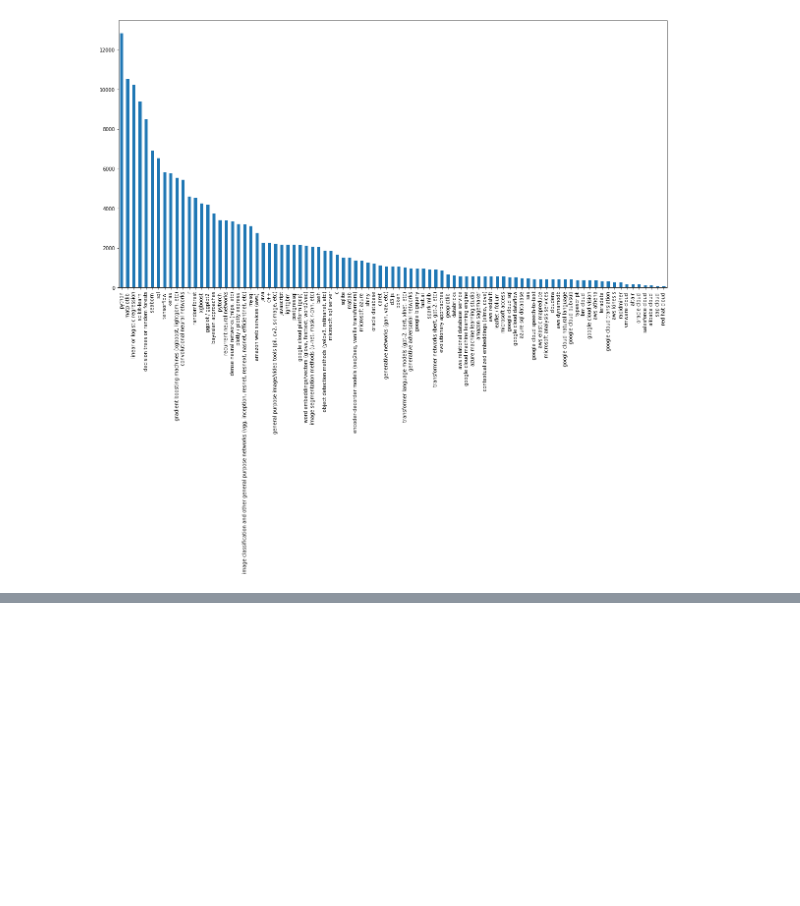
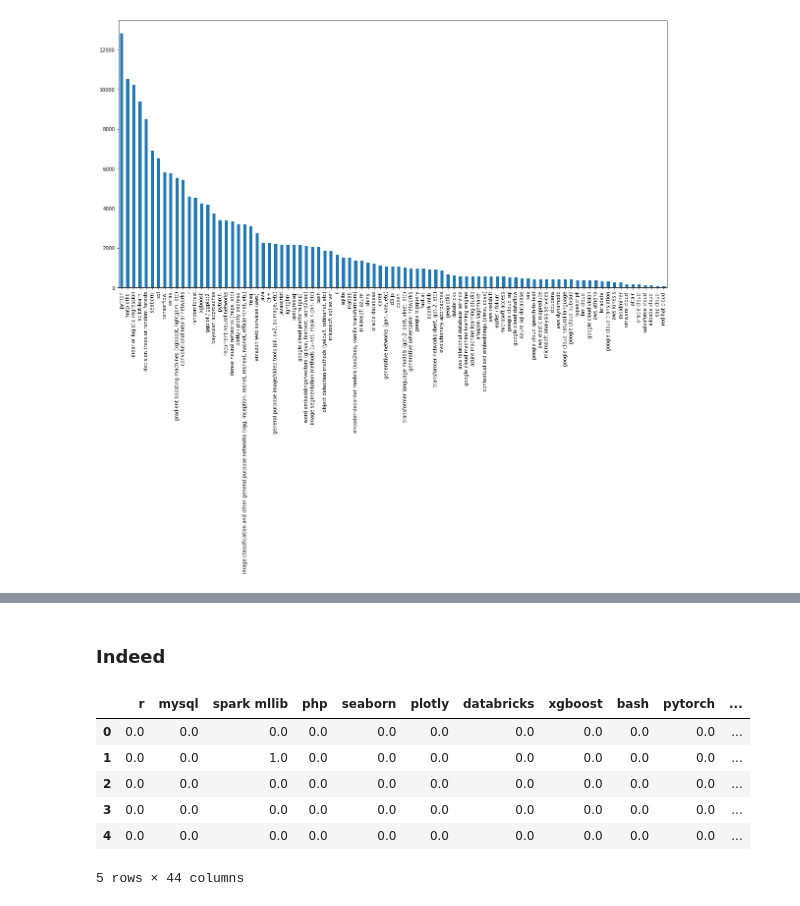
Before and after one commit to atkinssamuel/EdTech, a Jupyter notebook: 1-MIE-curriculum-design/1-MIE-curriculum-design-marie.ipynb, the cells around one changed output, grey strips where cells are left out. Drawn from its saved outputs; the diff is of its cells as text; code cells hidden in the pictures; blank space fills up the shorter version.

```diff
--- a/1-MIE-curriculum-design/1-MIE-curriculum-design-marie.ipynb
+++ b/1-MIE-curriculum-design/1-MIE-curriculum-design-marie.ipynb
@@ -470,0 +585,16 @@ indeed_skills.sum().sort_values(ascending=False).plot(kind="bar")
+# %% [markdown]
+### Indeed
+# %%
+# Try for indeed skills
+
+#Remove skills that are not found in indeed job postings
+indeed_df = indeed_skills.drop(columns=indeed_skills.columns[indeed_skills.sum()==0])
+indeed_df.head()
+# %% [output]
+|  | r | mysql | spark mllib | php | seaborn | plotly | databricks | xgboost | bash | pytorch | ... |
+| 0 | 0.0 | 0.0 | 0.0 | 0.0 | 0.0 | 0.0 | 0.0 | 0.0 | 0.0 | 0.0 | ... |
+| 1 | 0.0 | 0.0 | 1.0 | 0.0 | 0.0 | 0.0 | 0.0 | 0.0 | 0.0 | 0.0 | ... |
+| 2 | 0.0 | 0.0 | 0.0 | 0.0 | 0.0 | 0.0 | 0.0 | 0.0 | 0.0 | 0.0 | ... |
+| 3 | 0.0 | 0.0 | 0.0 | 0.0 | 0.0 | 0.0 | 0.0 | 0.0 | 0.0 | 0.0 | ... |
+| 4 | 0.0 | 0.0 | 0.0 | 0.0 | 0.0 | 0.0 | 0.0 | 0.0 | 0.0 | 0.0 | ... |
+5 rows × 44 columns
```
Also changed, not shown: parts of 33 cells of this notebook, 2 other files.
